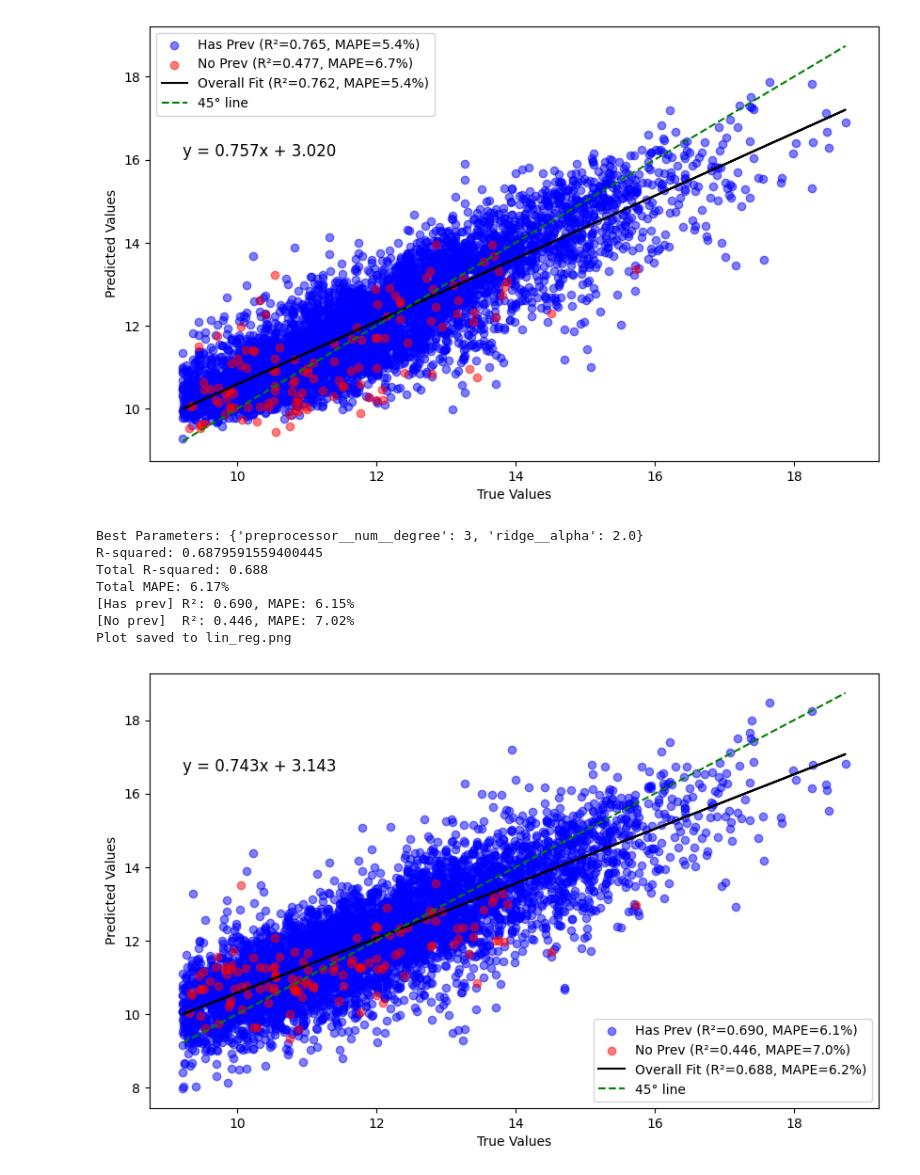
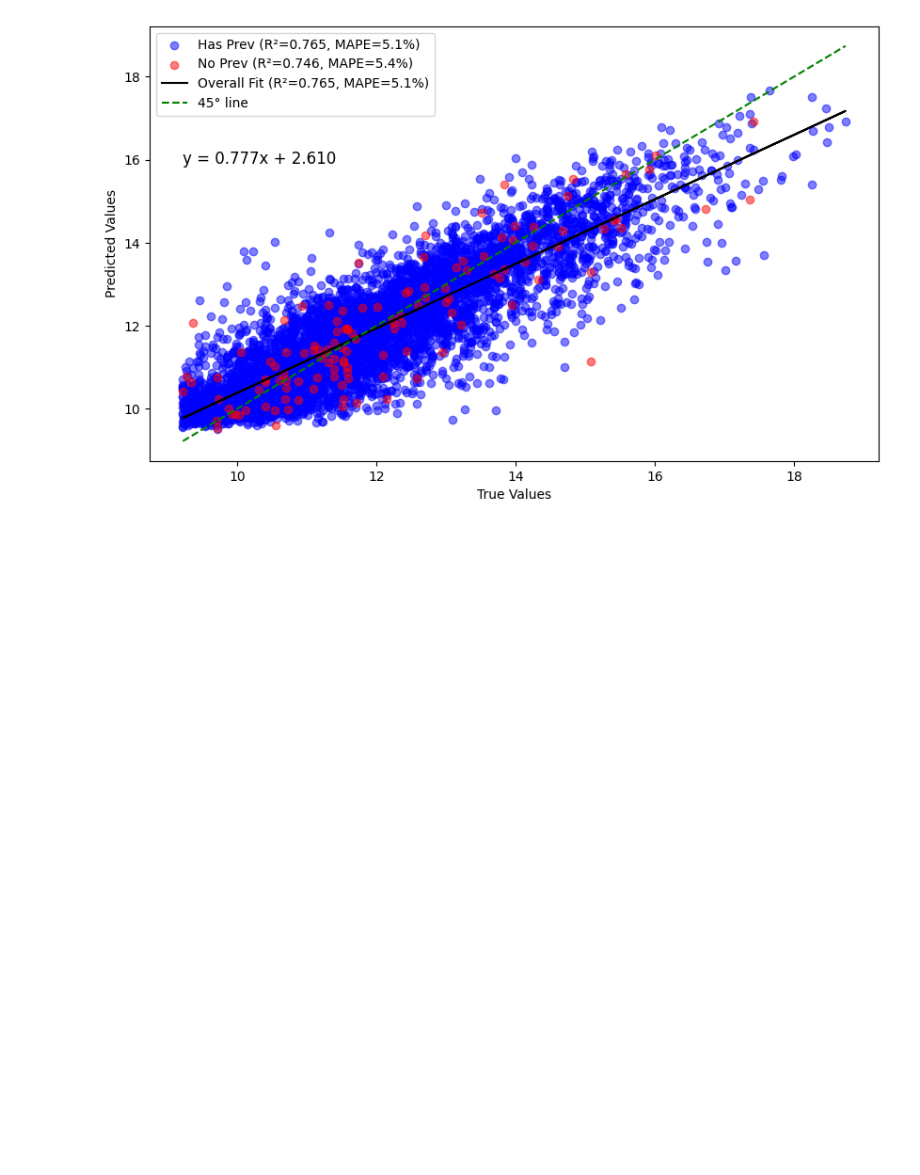
Before and after one commit to janwaelty/Master-Thesis, a Jupyter notebook: numerical_model.ipynb, the cells around one changed output. Cells and saved outputs as stored; diff of their text form; code cells hidden in the pictures; blank space fills up the shorter version.

```diff
--- a/numerical_model.ipynb
+++ b/numerical_model.ipynb
@@ -75,7 +79,7 @@ def create_dataloaders(X_train, X_test, y_train, y_test,   batch_size=32):
     # Create the testing dataset and dataloader
     test_dataset = TransactionDataset(X_test, y_test)
     test_loader = DataLoader(test_dataset, batch_size=batch_size,
-                             shuffle=False)
+                             shuffle=True)
     return train_loader, test_loader
 
 
@@ -191,6 +195,7 @@ if __name__ == '__main__':
   missing_images = check_image_existence(image_paths, base_dir)
   data_filtered = filter_data_for_missing_images(artwork_numeric_data, missing_images, base_dir)
 
+
   # variables to select from df
   selected_vars =  ['category', 'artist', 'transaction_price', 'height',
                   'width', 'medium', 'transaction_house',
@@ -201,6 +206,7 @@ if __name__ == '__main__':
 
   # variables that need min-max scaling
   numerical_cols = ['height', 'width', 'transaction_year', 'aspect_ratio']
+
 
   # preprocessing and train/test split
   X_train, X_test, y_train, y_test = data_split(data_filtered,
@@ -227,7 +233,7 @@ if __name__ == '__main__':
   # Train the model
   NumericalModel, prediction_numerical_model, target = train(model, trainloader,
                                                            testloader,
-                                                           epochs = 20, eta =0.0001 )
+                                                           epochs = 30, eta =0.0001 )
 
 
   # sample checks
@@ -239,50 +245,6 @@ if __name__ == '__main__':
   print("Std of predictions:", np.std(prediction_numerical_model))
 
   fit_visualization(X_test,target, prediction_numerical_model, save_path="nn.png")
-
-
-  ###########################################
-  # Linear model
-  ###########################################
-
-
-  # Create a column transformer to apply polynomial features only to numerical columns
-  preprocessor = ColumnTransformer(
-    transformers=[
-        ('num', PolynomialFeatures(degree=1), numerical_cols),
-        ('other', 'passthrough', [col for col in X_train.columns if col not in numerical_cols])
-    ])
-
-  # Create a pipeline to chain preprocessing steps with Ridge regression
-  pipeline = Pipeline([
-    ('preprocessor', preprocessor),
-    ('ridge', Ridge())
-  ])
-
-  #  Define  parameter grid to search over the polynomial degree and alpha for Ridge
-  param_grid = {
-    'ridge__alpha': [0.0,0.1, 0.5, 1.0, 2.0],  # Regularization strength for Ridge regression
-    'preprocessor__num__degree': [1, 2, 3]  # Degree of the polynomial features
-  }
-
-  # Perform grid search with cross-validation
-  grid_search = GridSearchCV(pipeline, param_grid, cv=5, scoring='neg_mean_squared_error')
-
-  # Fit the model
-  grid_search.fit(X_train, y_train)
-
-  # Get the best model and hyperparameters
-  best_model = grid_search.best_estimator_
-  print("Best Parameters:", grid_search.best_params_)
-
-  #  Make predictions with the best model
-  y_pred = best_model.predict(X_test)
-
-  # Optionally, evaluate the model performance
-
-  r2 = r2_score(y_test, y_pred)
-  print(f"R-squared: {r2}")
-  fit_visualization(X_test, target, y_pred, save_path="lin_reg.png")
 # %% [output]
 Dateien entpackt in: /content/data
 number of nans: 1201
@@ -303,10 +265,2 @@ Total MAPE: 5.38%
 Plot saved to nn.png
-[figure, old version]
+[figure, new version]
-Best Parameters: {'preprocessor__num__degree': 3, 'ridge__alpha': 2.0}
-R-squared: 0.6879591559400445
-Total R-squared: 0.688
-Total MAPE: 6.17%
-[Has prev] R²: 0.690, MAPE: 6.15%
-[No prev]  R²: 0.446, MAPE: 7.02%
-Plot saved to lin_reg.png
-[figure, removed]
```
Also changed, not shown: parts of 5 cells of this notebook.
